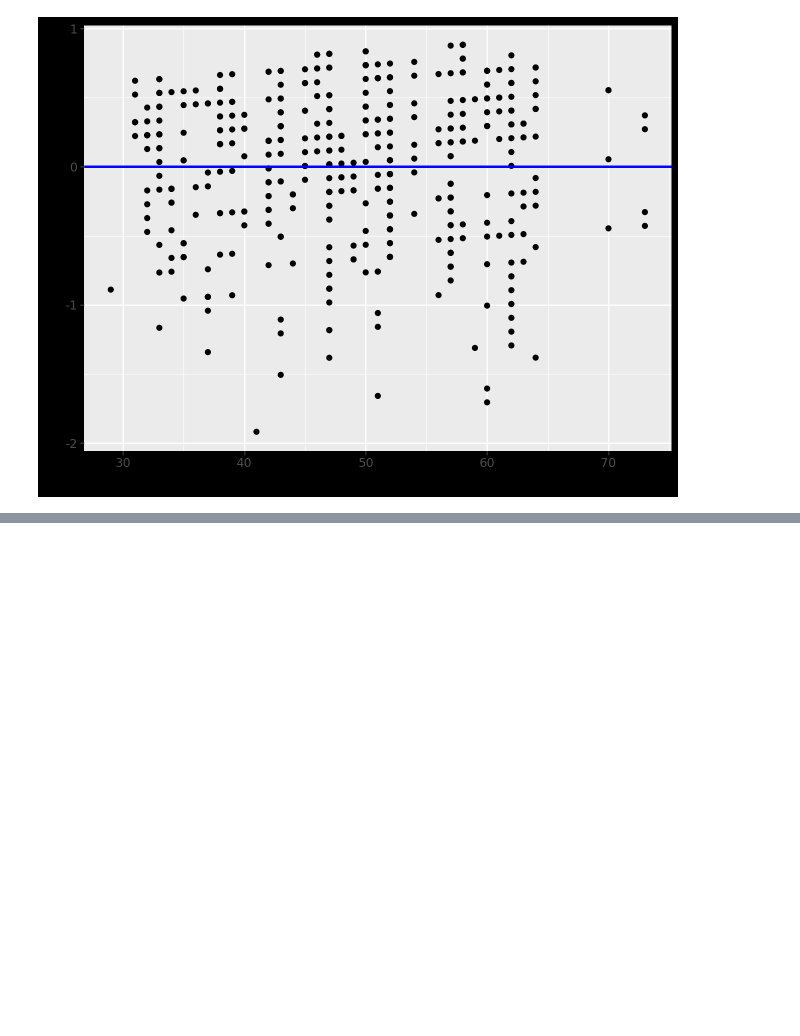
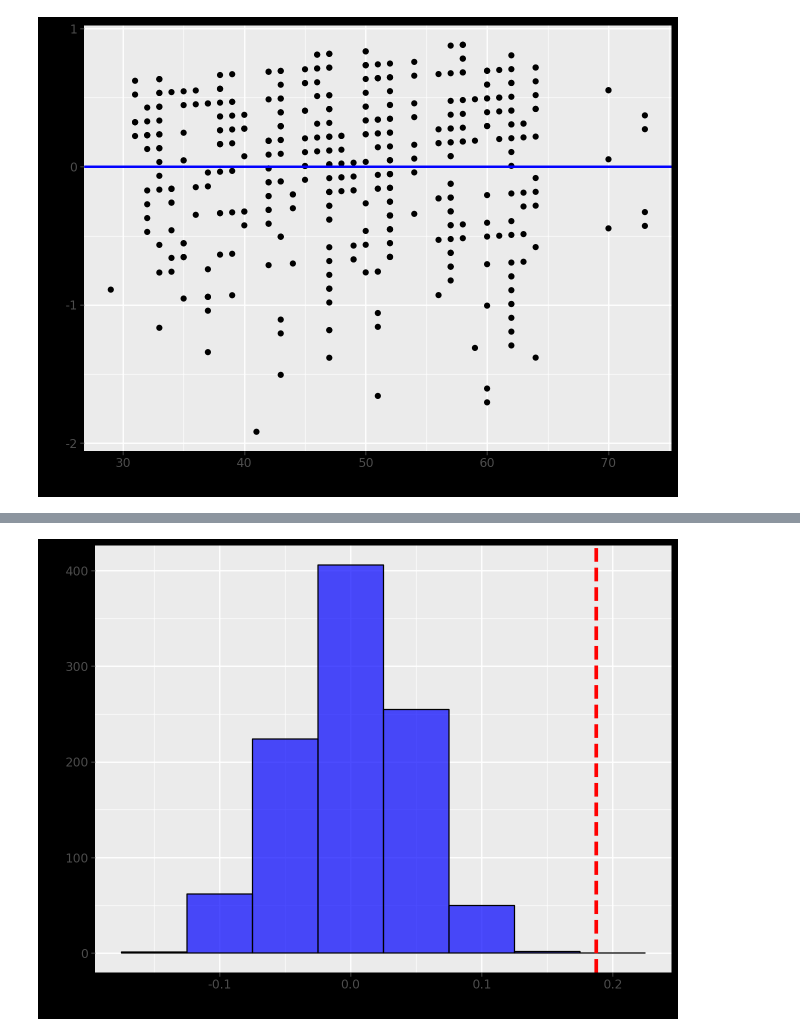
Before and after one commit to RafaelRagozoni/Topicos7, a Jupyter notebook: Aula10/participacao.ipynb, the cells around one changed output, grey strips where cells are left out. Cells and saved outputs as stored; diff of their text form; code cells hidden in the pictures; blank space fills up the shorter version.

```diff
--- a/Aula10/participacao.ipynb
+++ b/Aula10/participacao.ipynb
@@ -245,0 +276,21 @@ LC10.2
+# %%
+import pandas as pd
+import numpy as np
+from plotnine import *
+
+def calculate_correlation(data):
+    return data['score'].corr(data['bty_avg'])
+
+observed_correlation = calculate_correlation(evals_df)
+
+n_permutations = 1000
+permuted_correlations = np.zeros(n_permutations)
+
+for i in range(n_permutations):
+    permuted_data = evals_df.copy()
+    permuted_data['score'] = np.random.permutation(permuted_data['score'])
+    permuted_correlations[i] = calculate_correlation(permuted_data)
+
+null_distn_correlation = pd.DataFrame({'permuted_correlation': permuted_correlations})
+
+null_distn_correlation.head()
@@ -245,0 +304,7 @@ LC10.2
+# %%
+ggplot(null_distn_correlation) \
++ aes(x="permuted_correlations") \
++ geom_histogram(binwidth=0.05, fill='blue', color='black', alpha=0.7) \
++ geom_vline(xintercept=observed_correlation, color='red', linetype='dashed', size=1.5)
+# %% [output]
+[figure, added]
```
Also changed, not shown: parts of 31 cells of this notebook, 1 other file.
